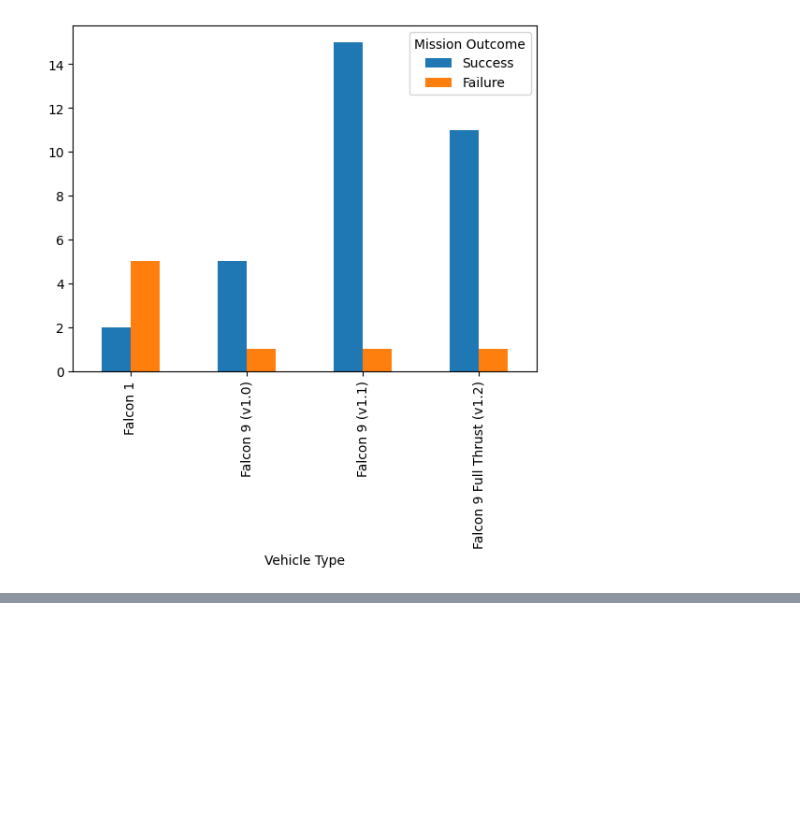
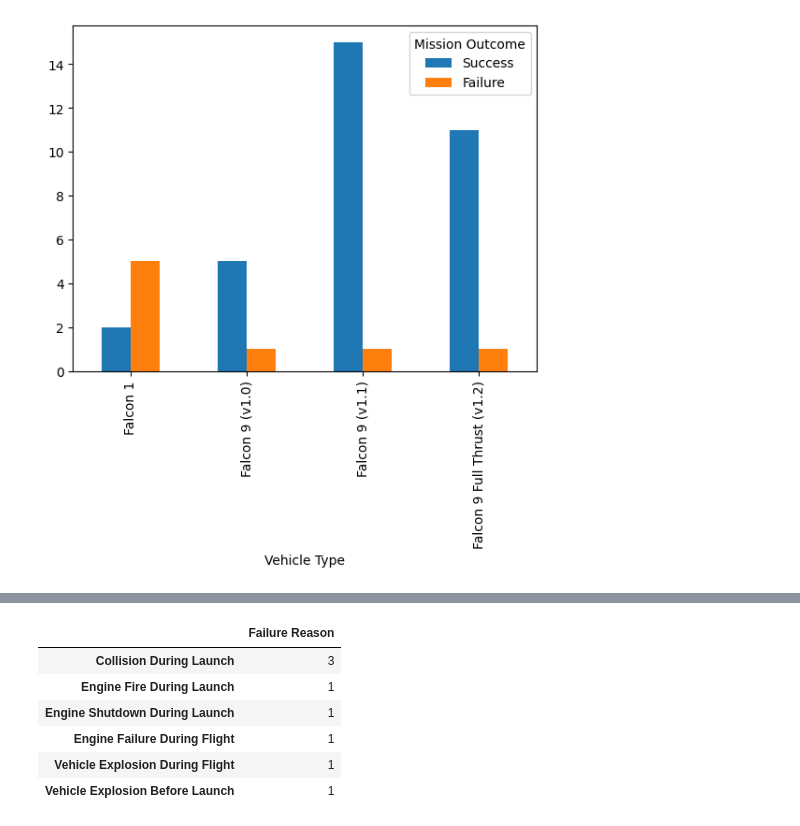
Before and after one commit to henriquecarvalho-maker/SpaceX-Missions-and-Satellites-Launched, a Jupyter notebook: Descriptive_analysis_missions_and_satellites.ipynb, the cells around one changed output, grey strips where cells are left out. Saved outputs shown, nothing was run; the diff lists cells and outputs as text; code cells hidden in the pictures; blank space fills up the shorter version.

```diff
--- a/Descriptive_analysis_missions_and_satellites.ipynb
+++ b/Descriptive_analysis_missions_and_satellites.ipynb
@@ -60,0 +94,11 @@ pivot_df.plot.bar(x='Vehicle Type', y=['Success', 'Failure'])
+# %%
+reason_fail_df = reason_fail_.to_frame()
+reason_fail_df
+# %% [output]
+|  | Failure Reason |
+| Collision During Launch | 3 |
+| Engine Fire During Launch | 1 |
+| Engine Shutdown During Launch | 1 |
+| Engine Failure During Flight | 1 |
+| Vehicle Explosion During Flight | 1 |
+| Vehicle Explosion Before Launch | 1 |
```
Also changed, not shown: parts of 7 cells of this notebook.
